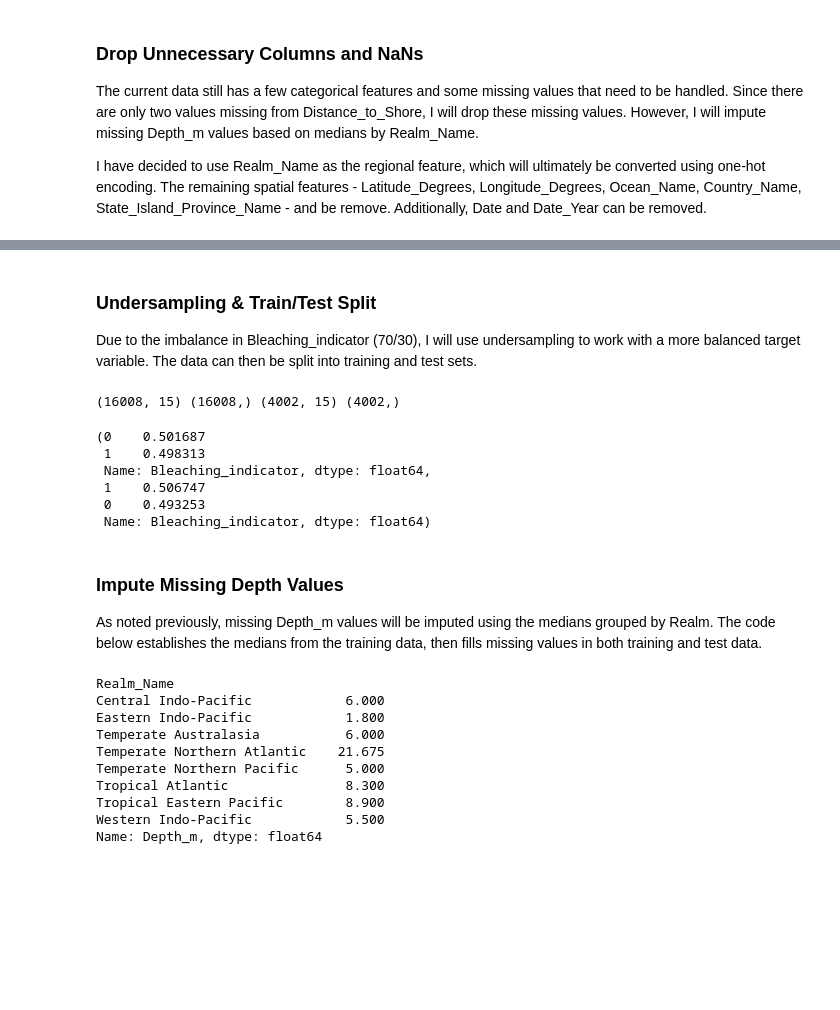
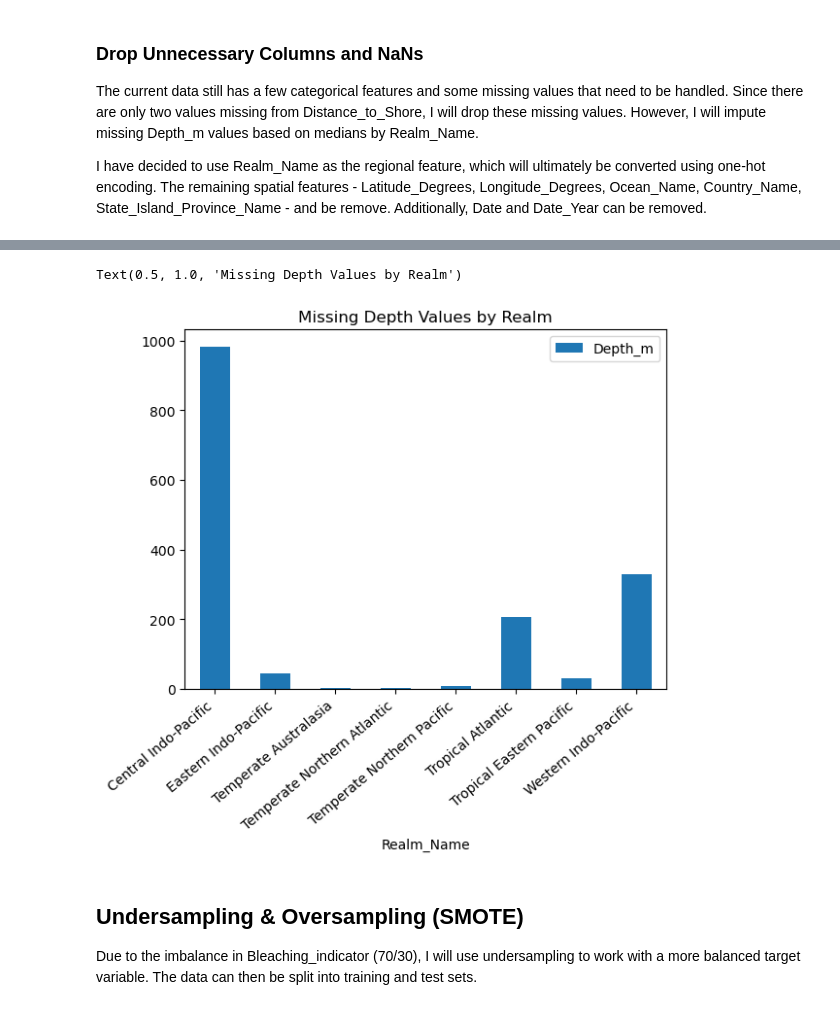
Before and after one commit to lila-b/Coral_bleaching, a Jupyter notebook: notebooks/03_preprocessing.ipynb, the cells around one changed output, grey strips where cells are left out. Saved outputs shown, nothing was run; the diff lists cells and outputs as text; code cells hidden in the pictures; blank space fills up the shorter version.

```diff
--- a/notebooks/03_preprocessing.ipynb
+++ b/notebooks/03_preprocessing.ipynb
@@ -74,43 +84,28 @@ Name: Bleaching_indicator, dtype: float64
+# %%
+realms = pd.DataFrame(df_2['Depth_m'].isnull().groupby([df_2['Realm_Name']]).sum())
+realms.plot.bar()
+plt.xticks(rotation=40, ha='right')
+plt.title('Missing Depth Values by Realm')
+# %% [output]
+Text(0.5, 1.0, 'Missing Depth Values by Realm')
+[figure, added]
 # %% [markdown]
-### Undersampling & Train/Test Split
+## Undersampling & Oversampling (SMOTE)
 
 Due to the imbalance in Bleaching_indicator (70/30), I will use undersampling to work with a more balanced target variable. The data can then be split into training and test sets.
 # %%
-X = df_2.drop(columns=['Bleaching_indicator', 'Percent_Bleaching'])
+X = df_2.drop(columns=['Bleaching_indicator'])
 y = df_2['Bleaching_indicator']
 
 # Undersample data to counteract imbalance
 # i.e. select fewer Bleaching_indicator == 0 observations
 rus = RandomUnderSampler(random_state=5)
-X_resample, y_resample = rus.fit_resample(X, y)
+X_under, y_under = rus.fit_resample(X, y)
 
-# split into train and test 80/20
-X_train, X_test, y_train, y_test = train_test_split(X_resample, y_resample, test_size=0.2, random_state=5)
-print(X_train.shape, y_train.shape, X_test.shape, y_test.shape)
-y_train.value_counts(normalize=True), y_test.value_counts(normalize=True)
+
+# Oversample/SMOTE
+df_3 = df_2.dropna()
+X2 = df_3.drop(columns=['Bleaching_indicator'])
+y2 = df_3['Bleaching_indicator']
+smote = SMOTENC(categorical_features=['Realm_Name'], random_state=5)
+X_over, y_over = smote.fit_resample(X2, y2)
-# %% [output]
-(16008, 15) (16008,) (4002, 15) (4002,)
-(0    0.501687
- 1    0.498313
- Name: Bleaching_indicator, dtype: float64,
- 1    0.506747
- 0    0.493253
- Name: Bleaching_indicator, dtype: float64)
-# %% [markdown]
-### Impute Missing Depth Values
-
-As noted previously, missing Depth_m values will be imputed using the medians grouped by Realm. The code below establishes the medians from the training data, then fills missing values in both training and test data.
-# %%
-realm_depth_median = X_train.groupby(by=['Realm_Name']).median()['Depth_m']
-realm_depth_median
-# %% [output]
-Realm_Name
-Central Indo-Pacific            6.000
-Eastern Indo-Pacific            1.800
-Temperate Australasia           6.000
-Temperate Northern Atlantic    21.675
-Temperate Northern Pacific      5.000
-Tropical Atlantic               8.300
-Tropical Eastern Pacific        8.900
-Western Indo-Pacific            5.500
-Name: Depth_m, dtype: float64
```
Also changed, not shown: parts of 23 cells of this notebook, 13 other files.
